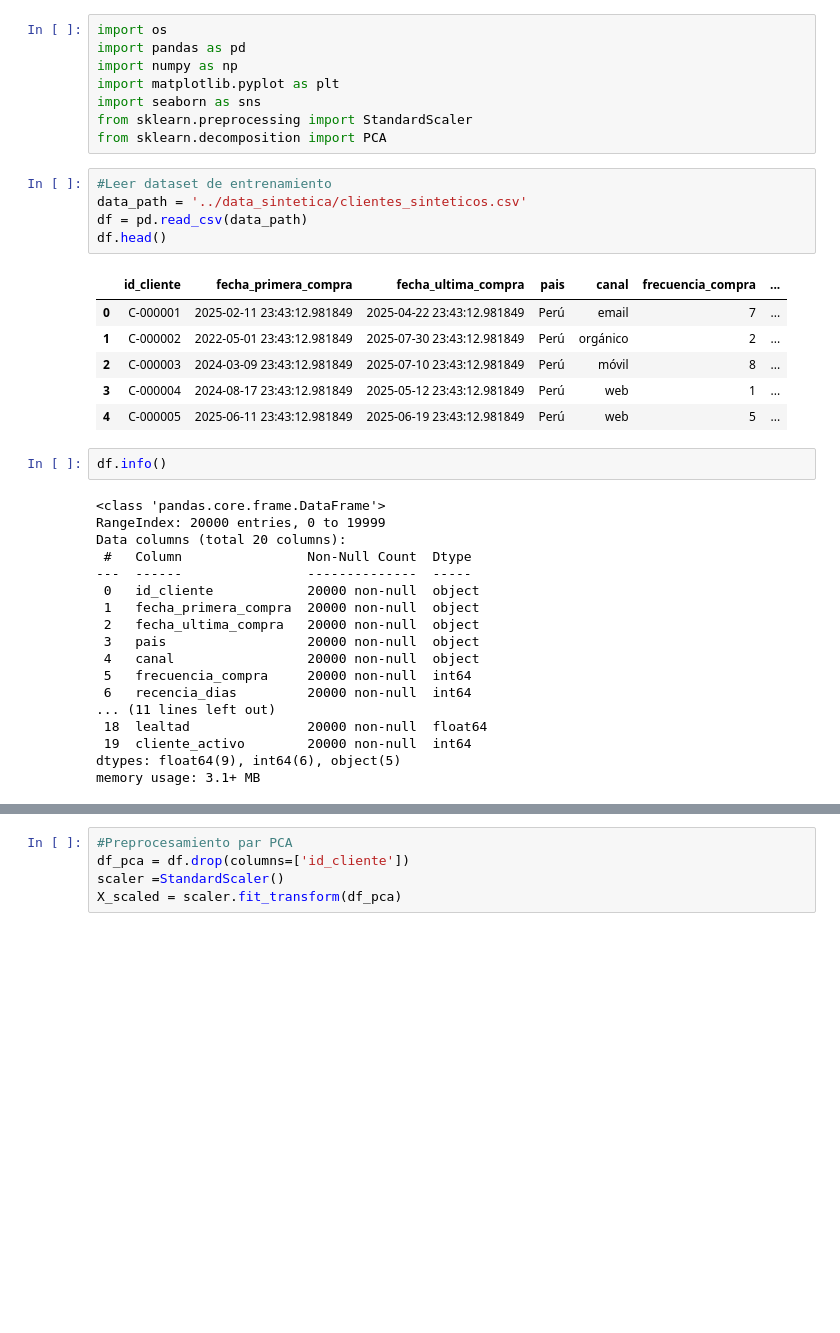
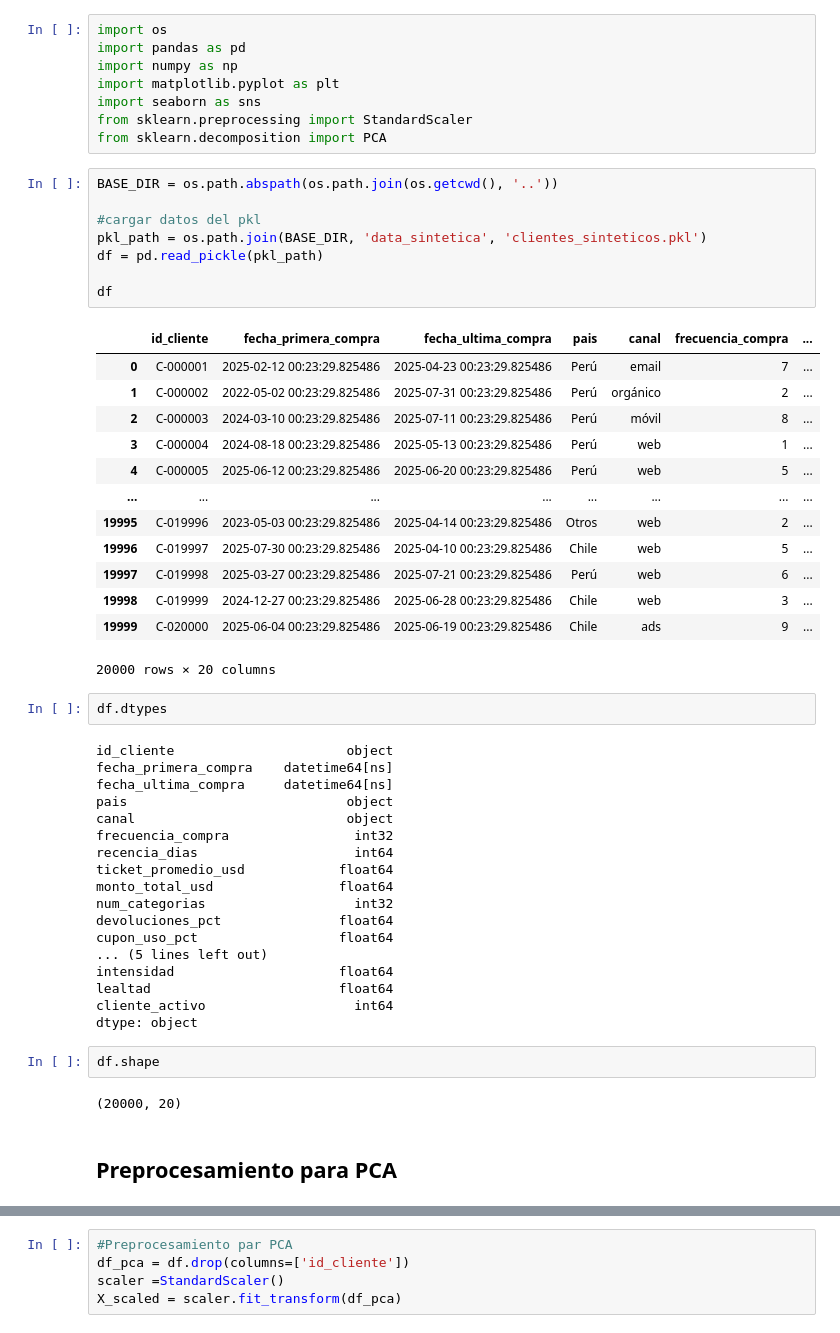
Before and after one commit to JhoelFernandoIM/ML_CPP2, a Jupyter notebook: notebooks/PCA_clientes.ipynb, the cells around one changed output, grey strips where cells are left out. Drawn from its saved outputs; the diff is of its cells as text; blank space fills up the shorter version.

Commit message:
Preprocesamiento PCA

```diff
--- a/notebooks/PCA_clientes.ipynb
+++ b/notebooks/PCA_clientes.ipynb
@@ -7,34 +7,50 @@ import seaborn as sns
 from sklearn.preprocessing import StandardScaler
 from sklearn.decomposition import PCA
 # %%
-#Leer dataset de entrenamiento
-data_path = '../data_sintetica/clientes_sinteticos.csv'
-df = pd.read_csv(data_path)
-df.head()
+BASE_DIR = os.path.abspath(os.path.join(os.getcwd(), '..'))
+
+#cargar datos del pkl
+pkl_path = os.path.join(BASE_DIR, 'data_sintetica', 'clientes_sinteticos.pkl')
+df = pd.read_pickle(pkl_path)
+
+df
 # %% [output]
 |  | id_cliente | fecha_primera_compra | fecha_ultima_compra | pais | canal | frecuencia_compra | ... |
-| 0 | C-000001 | 2025-02-11 23:43:12.981849 | 2025-04-22 23:43:12.981849 | Perú | email | 7 | ... |
-| 1 | C-000002 | 2022-05-01 23:43:12.981849 | 2025-07-30 23:43:12.981849 | Perú | orgánico | 2 | ... |
-| 2 | C-000003 | 2024-03-09 23:43:12.981849 | 2025-07-10 23:43:12.981849 | Perú | móvil | 8 | ... |
-| 3 | C-000004 | 2024-08-17 23:43:12.981849 | 2025-05-12 23:43:12.981849 | Perú | web | 1 | ... |
-| 4 | C-000005 | 2025-06-11 23:43:12.981849 | 2025-06-19 23:43:12.981849 | Perú | web | 5 | ... |
+| 0 | C-000001 | 2025-02-12 00:23:29.825486 | 2025-04-23 00:23:29.825486 | Perú | email | 7 | ... |
+| 1 | C-000002 | 2022-05-02 00:23:29.825486 | 2025-07-31 00:23:29.825486 | Perú | orgánico | 2 | ... |
+| 2 | C-000003 | 2024-03-10 00:23:29.825486 | 2025-07-11 00:23:29.825486 | Perú | móvil | 8 | ... |
+| 3 | C-000004 | 2024-08-18 00:23:29.825486 | 2025-05-13 00:23:29.825486 | Perú | web | 1 | ... |
+| 4 | C-000005 | 2025-06-12 00:23:29.825486 | 2025-06-20 00:23:29.825486 | Perú | web | 5 | ... |
+| ... | ... | ... | ... | ... | ... | ... | ... |
+| 19995 | C-019996 | 2023-05-03 00:23:29.825486 | 2025-04-14 00:23:29.825486 | Otros | web | 2 | ... |
+| 19996 | C-019997 | 2025-07-30 00:23:29.825486 | 2025-04-10 00:23:29.825486 | Chile | web | 5 | ... |
+| 19997 | C-019998 | 2025-03-27 00:23:29.825486 | 2025-07-21 00:23:29.825486 | Perú | web | 6 | ... |
+| 19998 | C-019999 | 2024-12-27 00:23:29.825486 | 2025-06-28 00:23:29.825486 | Chile | web | 3 | ... |
+| 19999 | C-020000 | 2025-06-04 00:23:29.825486 | 2025-06-19 00:23:29.825486 | Chile | ads | 9 | ... |
+20000 rows × 20 columns
 # %%
-df.info()
+df.dtypes
 # %% [output]
-<class 'pandas.core.frame.DataFrame'>
-RangeIndex: 20000 entries, 0 to 19999
-Data columns (total 20 columns):
- #   Column                Non-Null Count  Dtype
----  ------                --------------  -----
- 0   id_cliente            20000 non-null  object
- 1   fecha_primera_compra  20000 non-null  object
- 2   fecha_ultima_compra   20000 non-null  object
- 3   pais                  20000 non-null  object
- 4   canal                 20000 non-null  object
- 5   frecuencia_compra     20000 non-null  int64
- 6   recencia_dias         20000 non-null  int64
-... (11 lines left out)
- 18  lealtad               20000 non-null  float64
- 19  cliente_activo        20000 non-null  int64
-dtypes: float64(9), int64(6), object(5)
-memory usage: 3.1+ MB
+id_cliente                      object
+fecha_primera_compra    datetime64[ns]
+fecha_ultima_compra     datetime64[ns]
+pais                            object
+canal                           object
+frecuencia_compra                int32
+recencia_dias                    int64
+ticket_promedio_usd            float64
+monto_total_usd                float64
+num_categorias                   int32
+devoluciones_pct               float64
+cupon_uso_pct                  float64
+... (5 lines left out)
+intensidad                     float64
+lealtad                        float64
+cliente_activo                   int64
+dtype: object
+# %%
+df.shape
+# %% [output]
+(20000, 20)
+# %% [markdown]
+## Preprocesamiento para PCA
```
Also changed, not shown: parts of 4 cells of this notebook, 2 other files.
